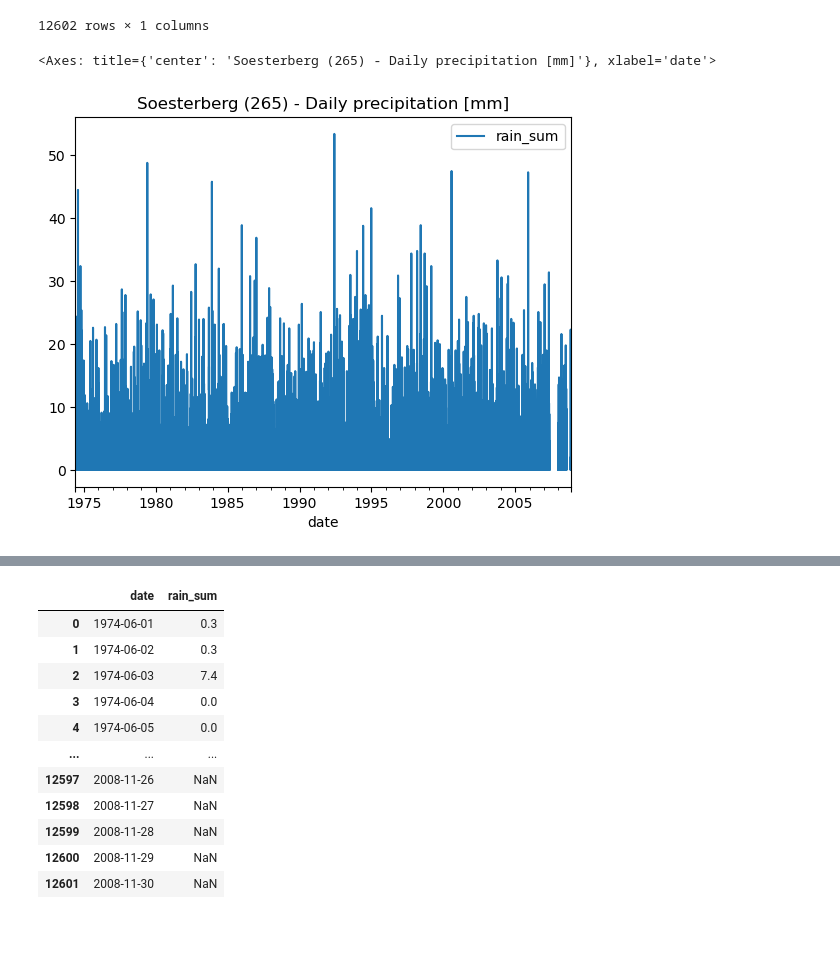
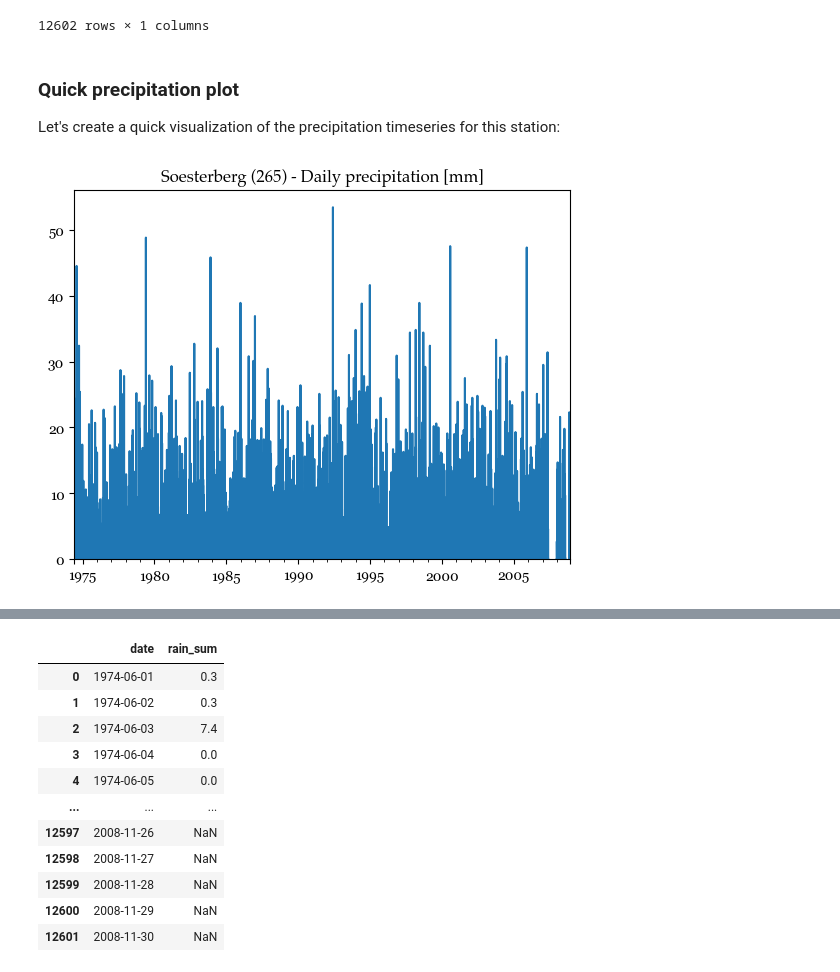
Before and after one commit to tomrooijakkers/data-science-portfolio, a Jupyter notebook: knmi-weather/03-knmi_drought_analysis.ipynb, the cells around one changed output, grey strips where cells are left out. Cells and saved outputs as stored; diff of their text form; code cells hidden in the pictures; blank space fills up the shorter version.

Commit message:
Writing text for first half of SPI / SPEI analysis in Notebooks

```diff
--- a/knmi-weather/03-knmi_drought_analysis.ipynb
+++ b/knmi-weather/03-knmi_drought_analysis.ipynb
@@ -108,15 +136,16 @@ print(stn)
 # Get daily precipiation data from KNMI web script service
 df_rainlist_y = []
 
-year_start = 1901
+year_start = 1901 # first year of data @ De Bilt
 year_end = 2024
 
 for year in range(year_start, year_end+1):
-    df_rain_y = knmi_meteo_ingest.knmi_meteo_to_df(meteo_stns_list=[STN_CODE],
-                                                   meteo_params_list=["RH"],
-                                                   start_date=datetime.date(year, 1, 1),
-                                                   end_date=datetime.date(year, 12, 31),
-                                                   mode="day")
+    df_rain_y = (knmi_meteo_ingest
+                 .knmi_meteo_to_df(meteo_stns_list=[STN_CODE],
+                                   meteo_params_list=["RH"],
+                                   start_date=datetime.date(year, 1, 1),
+                                   end_date=datetime.date(year, 12, 31),
+                                   mode="day"))
 
     df_rainlist_y.append(df_rain_y)
 # %%
@@ -232,8 +282,35 @@ df_rain
 | 2008-11-29 | NaN |
 | 2008-11-30 | NaN |
 12602 rows × 1 columns
-# %%
-df_rain.plot(title=f"{stn["NAME"][0]} ({stn["STN"][0]}) - Daily precipitation [mm]")
-# %% [output]
-<Axes: title={'center': 'Soesterberg (265) - Daily precipitation [mm]'}, xlabel='date'>
-[figure, removed]
+# %% [markdown]
+### Quick precipitation plot
+Let's create a quick visualization of the precipitation timeseries for this station:
+# %%
+# Define custom styles for plot text and ticks
+textfont = {"fontname": "Palatino"}
+tickfont = {"fontname": "Georgia"}
+
+# Dynamically generate title for plot
+plot_title = (f"{stn["NAME"][0]} ({stn["STN"][0]}) "
+              "- Daily precipitation [mm]")
+
+# Ensure only the precipitation column is plotted
+ax = df_rain[["rain_sum"]].plot()
+
+# Customize title and layout
+ax.set_title(plot_title, **textfont)
+
+# Customize x-label and legend (make invisible)
+ax.set_xlabel(None)
+ax.get_legend().remove()
+
+# Customize font of the tick markers
+ax.set_xticks(ax.get_xticks(), ax.get_xticklabels(), **tickfont)
+ax.set_yticks(ax.get_yticks(), ax.get_yticklabels(), **tickfont)
+
+# Enforce correct y-axis limits for precipitation
+ax.set_ylim(0, 1.05 * df_rain.max().max())
+
+plt.show()
+# %% [output]
+[figure, added]
```
Also changed, not shown: parts of 88 cells of this notebook, 2 other files.
